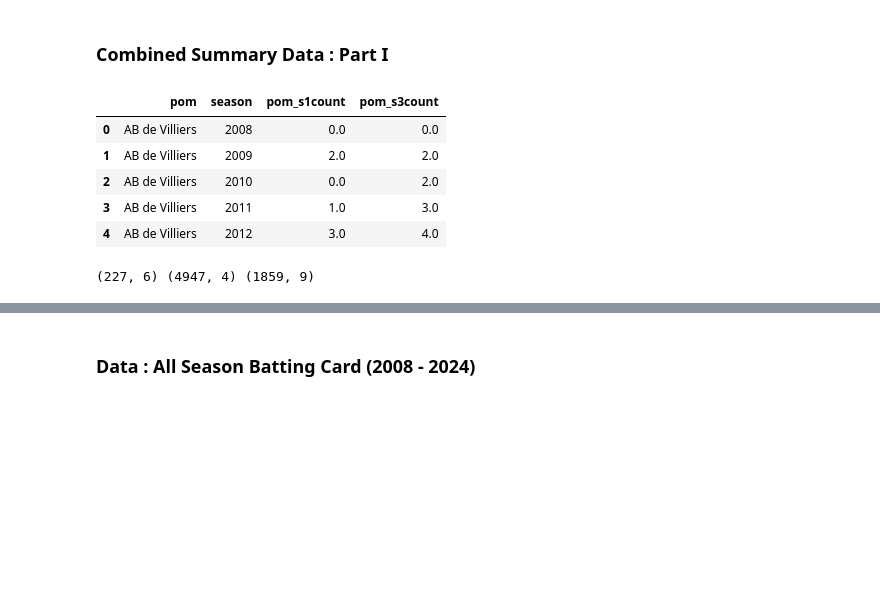
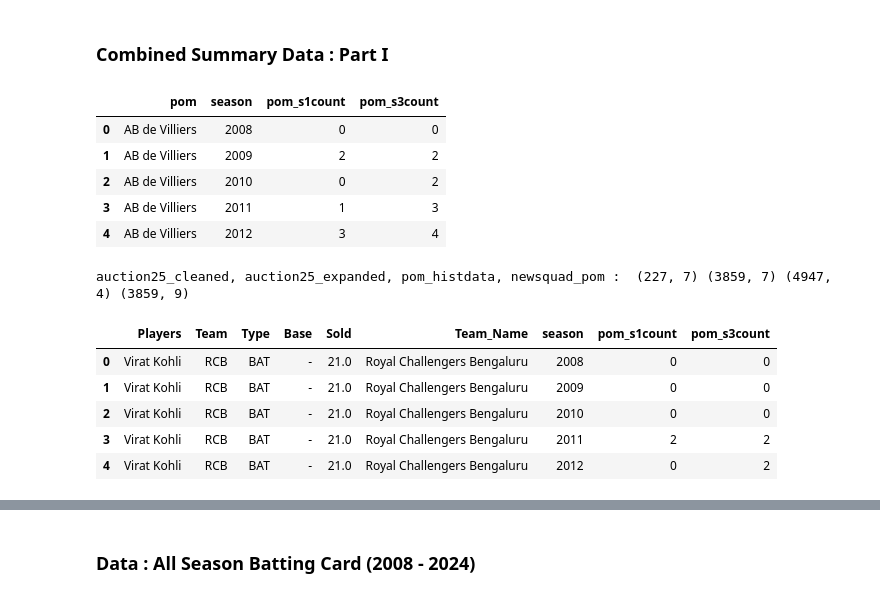
Before and after one commit to quickSilverShanks/IPL-CricPred, a Jupyter notebook: notebooks/Data Preprocessing.ipynb, the cells around one changed output, grey strips where cells are left out. Cells and saved outputs as stored; diff of their text form; code cells hidden in the pictures; blank space fills up the shorter version.

```diff
--- a/notebooks/Data Preprocessing.ipynb
+++ b/notebooks/Data Preprocessing.ipynb
@@ -336,6 +336,7 @@ pom_histdata = allplayer_seasons.merge(pom_histdata, on=["pom", "season"], how="
 
 pom_histdata["pom_s3count"] = pom_histdata.groupby("pom")["pom_s1count"].rolling(3, min_periods=1).sum().reset_index(level=0, drop=True)
 
+pom_histdata[['season', 'pom_s1count', 'pom_s3count']] = pom_histdata[['season', 'pom_s1count', 'pom_s3count']].astype(int)
 pom_histdata.to_csv("../data/processed/pom_histdata.csv", index=False)
 
 
@@ -343,21 +344,36 @@ pom_histdata.to_csv("../data/processed/pom_histdata.csv", index=False)
 pom_histdata.head()
 # %% [output]
 |  | pom | season | pom_s1count | pom_s3count |
-| 0 | AB de Villiers | 2008 | 0.0 | 0.0 |
-| 1 | AB de Villiers | 2009 | 2.0 | 2.0 |
-| 2 | AB de Villiers | 2010 | 0.0 | 2.0 |
-| 3 | AB de Villiers | 2011 | 1.0 | 3.0 |
-| 4 | AB de Villiers | 2012 | 3.0 | 4.0 |
+| 0 | AB de Villiers | 2008 | 0 | 0 |
+| 1 | AB de Villiers | 2009 | 2 | 2 |
+| 2 | AB de Villiers | 2010 | 0 | 2 |
+| 3 | AB de Villiers | 2011 | 1 | 3 |
+| 4 | AB de Villiers | 2012 | 3 | 4 |
 # %%
 # pom data and current(2025) squad info combined to be used in tableau
 # this replaces the one being exported in "Data : Matches" section of this notebook as this has more correct player names and hence better summary
 
 auction25_cleaned = pd.read_csv("../data/processed/auction25.csv")
 pom_histdata = pd.read_csv("../data/processed/pom_histdata.csv")
-# auction25_cleaned["Players"] = auction25_cleaned["Players"].apply(lambda x: PLAYER_FIX.get(x) if x in PLAYER_FIX.keys() else x)
 
-newsquad_pom = auction25_cleaned.merge(pom_histdata, left_on="Players", right_on="pom", how="left").drop("pom", axis=1)
+# adding all seasons for all players
+auction25_cleaned['season'] = [list(range(2008, 2025))] * len(auction25_cleaned)
+auction25_expanded = auction25_cleaned.explode('season').reset_index(drop=True)
+
+newsquad_pom = auction25_expanded.merge(pom_histdata, left_on=["Players", 'season'], right_on=["pom", 'season'], how="left").drop("pom", axis=1) \
+                                 .fillna({'pom_s1count':0,'pom_s3count':0}).astype({'pom_s1count':int,'pom_s3count':int})
+
 newsquad_pom.to_csv("../data/processed/newsquad_pom.csv", index=False)
-print(auction25_cleaned.shape, pom_histdata.shape, newsquad_pom.shape)
+print("auction25_cleaned, auction25_expanded, pom_histdata, newsquad_pom : ", auction25_cleaned.shape, auction25_expanded.shape, pom_histdata.shape, newsquad_pom.shape)
+
+
+
+newsquad_pom.head()
 # %% [output]
-(227, 6) (4947, 4) (1859, 9)
+auction25_cleaned, auction25_expanded, pom_histdata, newsquad_pom :  (227, 7) (3859, 7) (4947, 4) (3859, 9)
+|  | Players | Team | Type | Base | Sold | Team_Name | season | pom_s1count | pom_s3count |
+| 0 | Virat Kohli | RCB | BAT | - | 21.0 | Royal Challengers Bengaluru | 2008 | 0 | 0 |
+| 1 | Virat Kohli | RCB | BAT | - | 21.0 | Royal Challengers Bengaluru | 2009 | 0 | 0 |
+| 2 | Virat Kohli | RCB | BAT | - | 21.0 | Royal Challengers Bengaluru | 2010 | 0 | 0 |
+| 3 | Virat Kohli | RCB | BAT | - | 21.0 | Royal Challengers Bengaluru | 2011 | 2 | 2 |
+| 4 | Virat Kohli | RCB | BAT | - | 21.0 | Royal Challengers Bengaluru | 2012 | 0 | 2 |
```
Also changed, not shown: parts of 17 cells of this notebook, 9 other files.
